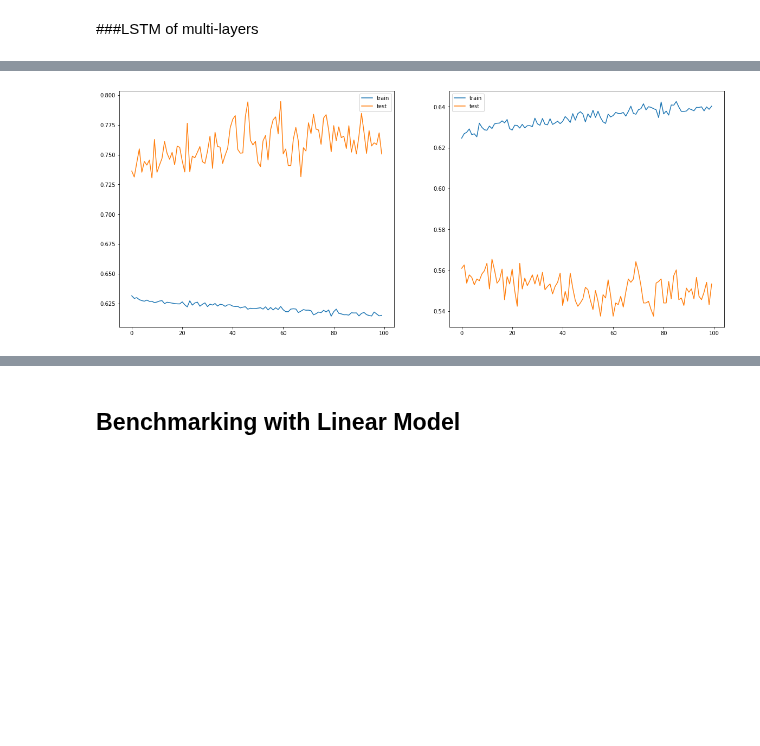
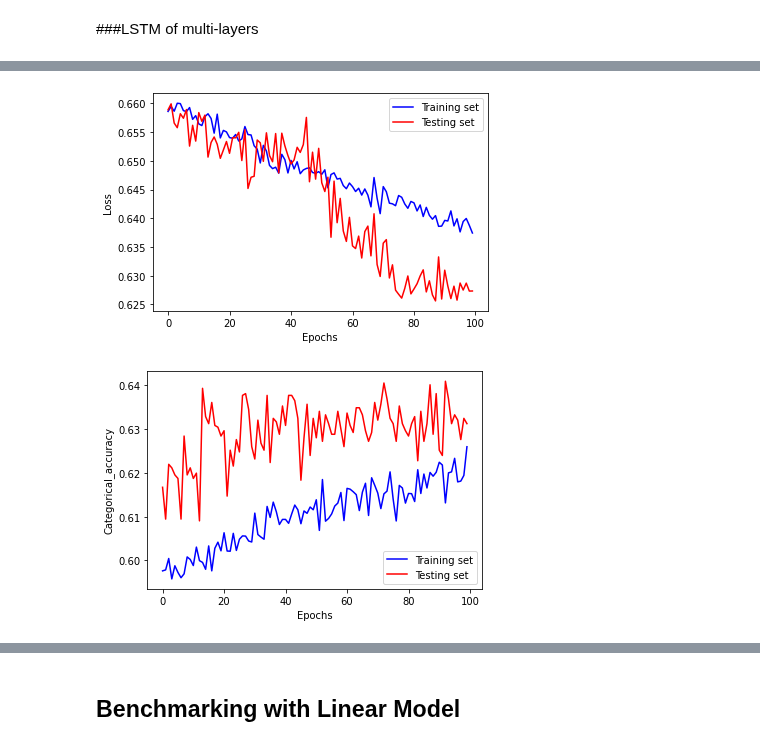
Before and after one commit to deepintomlf/mlfbook, a Jupyter notebook: Chapter5_NeuralNetwork/Section5.4_RNN.ipynb, the cells around one changed output, grey strips where cells are left out. Drawn from its saved outputs; the diff is of its cells as text; code cells hidden in the pictures; blank space fills up the shorter version.

```diff
--- a/Chapter5_NeuralNetwork/Section5.4_RNN.ipynb
+++ b/Chapter5_NeuralNetwork/Section5.4_RNN.ipynb
@@ -606,5 +596,5 @@ INFO:tensorflow:Assets written to: LargeLSTM_model/assets
 # %%
-from tensorflow.keras.models import load_model
-model2 = load_model('LargeLSTM_model')
+from keras.models import load_model
+model2 = load_model('LargeLSTM_model.h5')
 hist2 = model2.fit(X_train_scaled, y_train,validation_split=0.1, batch_size=1000, epochs=100, verbose=1)
 # %% [output]
@@ -628,7 +618,9 @@ Epoch 100/100
-# %%
-plot_hist(hist2)
-# %% [output]
-[figure, removed]
+# %%
+plot_hist_var(hist2, 'loss')
+plot_hist_var(hist2, 'categorical_accuracy')
+# %% [output]
+[figure, added]
+[figure, added]
 # %%
 scores2 = model2.evaluate(X_test_scaled, y_test, verbose=1)
 print(scores2)
```
Also changed, not shown: parts of 23 cells of this notebook.
